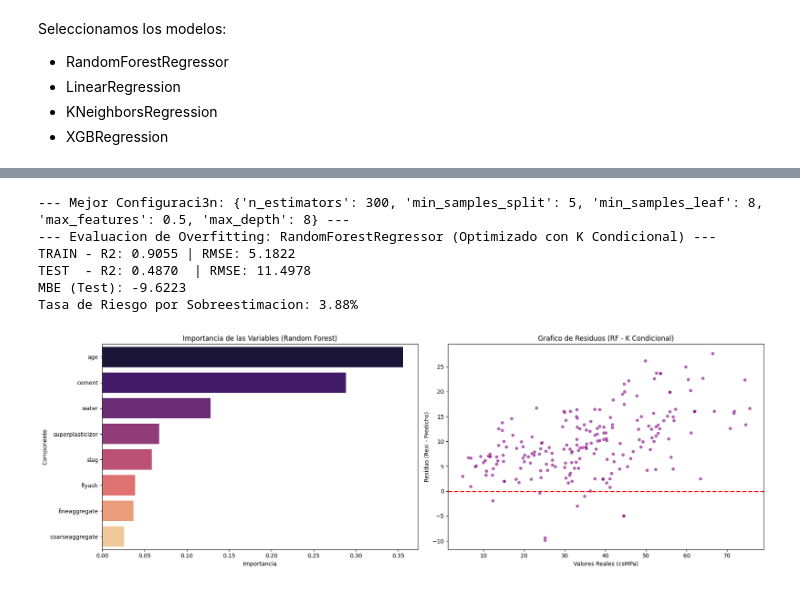
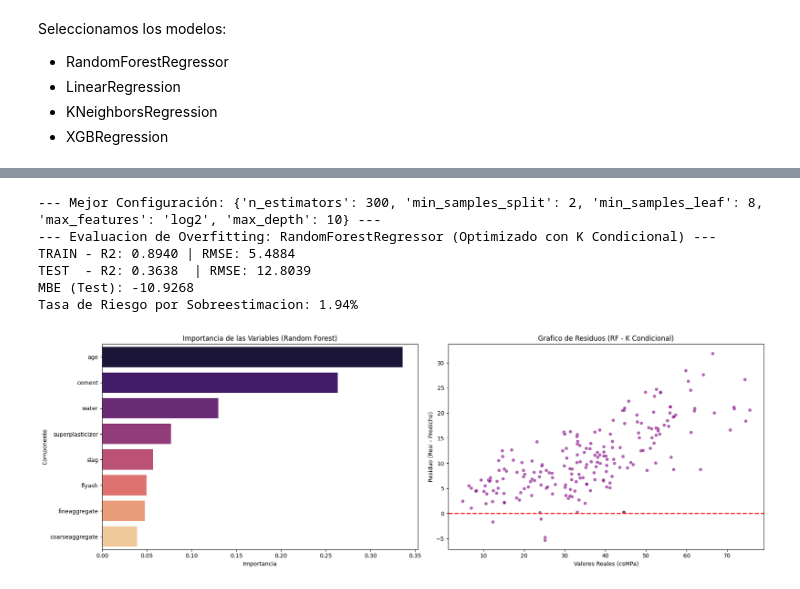
Before and after one commit to Santibareiro27/Inteligencia-Computacional, a Jupyter notebook: RA1_LAB1/Experiencia_3_Laboratorio_N°1.ipynb, the cells around one changed output, grey strips where cells are left out. Drawn from its saved outputs; the diff is of its cells as text; code cells hidden in the pictures.

```diff
--- a/RA1_LAB1/Experiencia_3_Laboratorio_N°1.ipynb
+++ b/RA1_LAB1/Experiencia_3_Laboratorio_N°1.ipynb
@@ -450,15 +469,3 @@ plt.suptitle('Relaciones por pares de las variables (Color: csMPa)', y=1.02)
 plt.show()
 # %% [output]
 [figure]
-# %%
-# Crear la nueva variable de relación líquidos/sólidos aglutinantes
-# Relación (Agua + Superplastificante) / (Cemento + Fly Ash + Slag)
-df_ccs['binder_liquid_ratio'] = ((df_ccs['cement'] + df_ccs['flyash'] + df_ccs['slag']) / (df_ccs['water'] + df_ccs['superplasticizer']))
-
-# Mostrar las primeras filas y la correlación con la resistencia
-print("Nuevas dimensiones del dataset:", df_ccs.shape)
-display(df_ccs[['water', 'superplasticizer', 'cement', 'flyash', 'slag', 'binder_liquid_ratio', 'csMPa']].head())
-
-# Calcular correlación de Spearman para evaluar su impacto
-corr_new = df_ccs[['binder_liquid_ratio', 'csMPa']].corr(method='spearman').iloc[0, 1]
-print(f"\nCorrelación de Spearman entre 'binder_liquid_ratio' y 'csMPa': {corr_new:.4f}")
@@ -671,7 +614,7 @@ param_dist = {
     'max_depth': [5, 8, 10],
     'min_samples_split': [2, 5, 10],
     'min_samples_leaf': [8, 16, 32],
-    'max_features': ['sqrt', 'log2', 0.5]
+    'max_features': ['sqrt', 'log2']
 }
 
 # 2. Configurar RandomizedSearchCV
@@ -699,10 +642,9 @@ rmse_rf_train = np.sqrt(mean_squared_error(y_train, y_pred_rf_train))
 
 rmse_rf_test = np.sqrt(mean_squared_error(y_test, y_pred_rf_test))
 
-# 5.1 Aplicamos margen de seguridad condicional
-# K menor (1.1) para > 40 MPa, K mayor (1.6) para <= 40 MPa
-K_condicional = np.where(y_pred_rf_test > 40, 1, 1.5)
-y_pred_rf_test_safe = y_pred_rf_test - (K_condicional * rmse_rf_test)
+# 5.1 Aplicamos margen de seguridad
+K = 1.5
+y_pred_rf_test_safe = y_pred_rf_test - (K * rmse_rf_test)
 
 rmse_rf_test_safe = np.sqrt(mean_squared_error(y_test, y_pred_rf_test_safe))
 r2_rf_test = r2_score(y_test, y_pred_rf_test_safe)
@@ -712,44 +654,44 @@ mbe_rf_test = np.mean(y_pred_rf_test_safe - y_test)
 overestimation_mask_rf = y_pred_rf_test_safe > y_test
 risk_rate_rf = (overestimation_mask_rf.sum() / len(y_test)) * 100
 
-print(f"--- Mejor Configuraci3n: {rf_random.best_params_} ---")
+print(f"--- Mejor Configuración: {rf_random.best_params_} ---")
 print("--- Evaluacion de Overfitting: RandomForestRegressor (Optimizado con K Condicional) ---")
 print(f"TRAIN - R2: {r2_rf_train:.4f} | RMSE: {rmse_rf_train:.4f}")
 print(f"TEST  - R2: {r2_rf_test:.4f}  | RMSE: {rmse_rf_test_safe:.4f}")
 print(f"MBE (Test): {mbe_rf_test:.4f}")
 print(f"Tasa de Riesgo por Sobreestimacion: {risk_rate_rf:.2f}%")
 
 # 6. Extraer Feature Importance
 importances = rf_model.feature_importances_
 feature_names = X_train.columns
 feature_importance_df = pd.DataFrame({'Componente': feature_names, 'Importancia': importances})
 feature_importance_df = feature_importance_df.sort_values(by='Importancia', ascending=False)
 
 # 7. Visualizaciones
 fig, axes = plt.subplots(1, 2, figsize=(18, 6))
 
 # Grafico A: Importancia de Variables
 sns.barplot(data=feature_importance_df, x='Importancia', y='Componente', hue='Componente', palette='magma', ax=axes[0], legend=False)
 axes[0].set_title('Importancia de las Variables (Random Forest)')
 
 # Grafico B: Grafico de Residuos
 residuos_rf = y_test - y_pred_rf_test_safe
 sns.scatterplot(x=y_test, y=residuos_rf, alpha=0.6, color='purple', ax=axes[1])
 axes[1].axhline(y=0, color='red', linestyle='--', lw=2)
 axes[1].set_title('Grafico de Residuos (RF - K Condicional)')
 axes[1].set_xlabel('Valores Reales (csMPa)')
 axes[1].set_ylabel('Residuo (Real - Predicho)')
 
 plt.tight_layout()
 plt.show()
 # %% [output]
---- Mejor Configuraci3n: {'n_estimators': 300, 'min_samples_split': 5, 'min_samples_leaf': 8, 'max_features': 0.5, 'max_depth': 8} ---
+--- Mejor Configuración: {'n_estimators': 300, 'min_samples_split': 2, 'min_samples_leaf': 8, 'max_features': 'log2', 'max_depth': 10} ---
 --- Evaluacion de Overfitting: RandomForestRegressor (Optimizado con K Condicional) ---
-TRAIN - R2: 0.9055 | RMSE: 5.1822
-TEST  - R2: 0.4870  | RMSE: 11.4978
-MBE (Test): -9.6223
-Tasa de Riesgo por Sobreestimacion: 3.88%
+TRAIN - R2: 0.8940 | RMSE: 5.4884
+TEST  - R2: 0.3638  | RMSE: 12.8039
+MBE (Test): -10.9268
+Tasa de Riesgo por Sobreestimacion: 1.94%
-[figure, old version]
+[figure, new version]
 # %%
 # 1. Definir la malla de hiperparámetros para XGBoost
 param_dist_xgb = {
```
Also changed, not shown: parts of 8 cells of this notebook.
